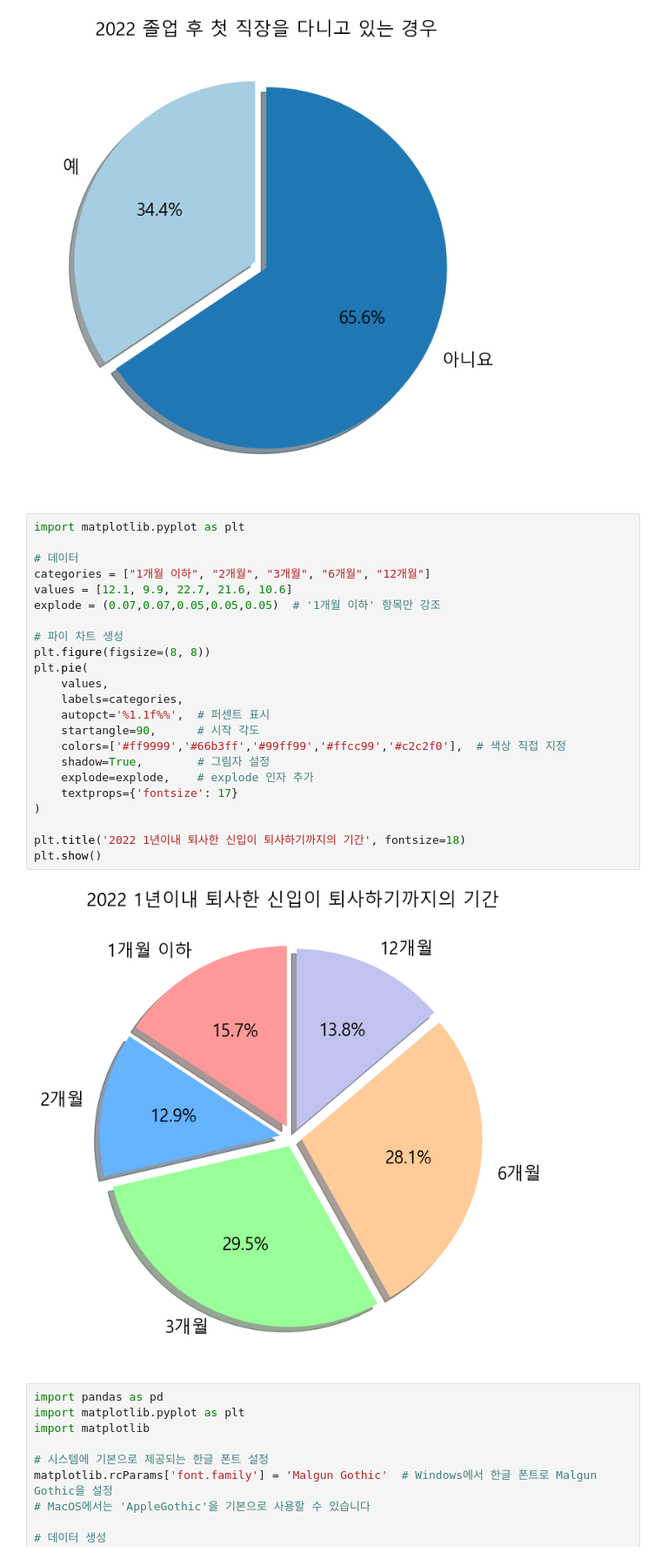
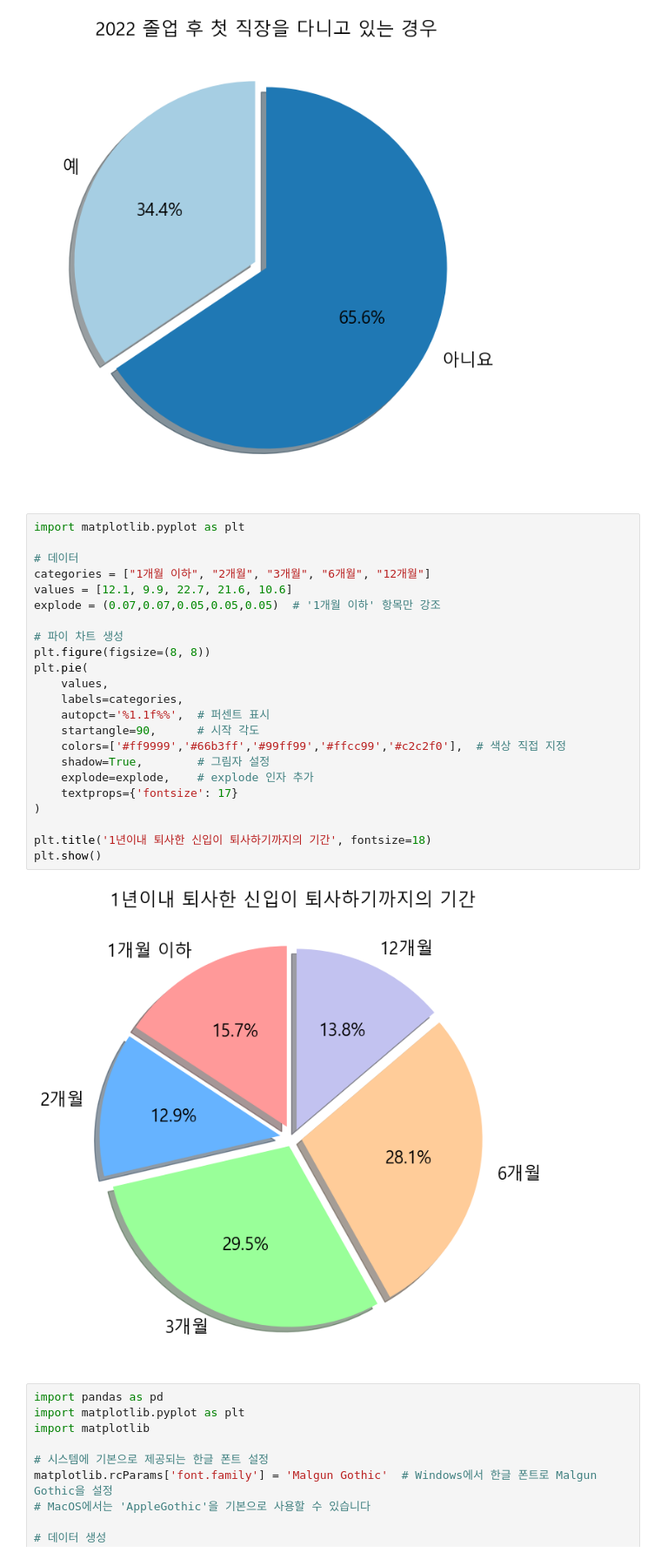
Before and after one commit to koi154/1LEE3KIM, a Jupyter notebook: 1이3김.ipynb, the cells around one changed output. Shown at 87% size. Drawn from its saved outputs; the diff is of its cells as text.

```diff
--- a/1이3김.ipynb
+++ b/1이3김.ipynb
@@ -161,28 +161,28 @@ plt.show()
 # %%
 import matplotlib.pyplot as plt
 
 # 데이터
 categories = ["1개월 이하", "2개월", "3개월", "6개월", "12개월"]
 values = [12.1, 9.9, 22.7, 21.6, 10.6]
 explode = (0.07,0.07,0.05,0.05,0.05)  # '1개월 이하' 항목만 강조
 
 # 파이 차트 생성
 plt.figure(figsize=(8, 8))
 plt.pie(
     values,
     labels=categories,
     autopct='%1.1f%%',  # 퍼센트 표시
     startangle=90,      # 시작 각도
     colors=['#ff9999','#66b3ff','#99ff99','#ffcc99','#c2c2f0'],  # 색상 직접 지정
     shadow=True,        # 그림자 설정
     explode=explode,    # explode 인자 추가
     textprops={'fontsize': 17}
 )
 
-plt.title('2022 1년이내 퇴사한 신입이 퇴사하기까지의 기간', fontsize=18)
+plt.title('1년이내 퇴사한 신입이 퇴사하기까지의 기간', fontsize=18)
 plt.show()
 # %% [output]
-[figure, old version]
+[figure, new version]
 # %%
 import pandas as pd
 import matplotlib.pyplot as plt
```
Also changed, not shown: parts of 9 cells of this notebook.
